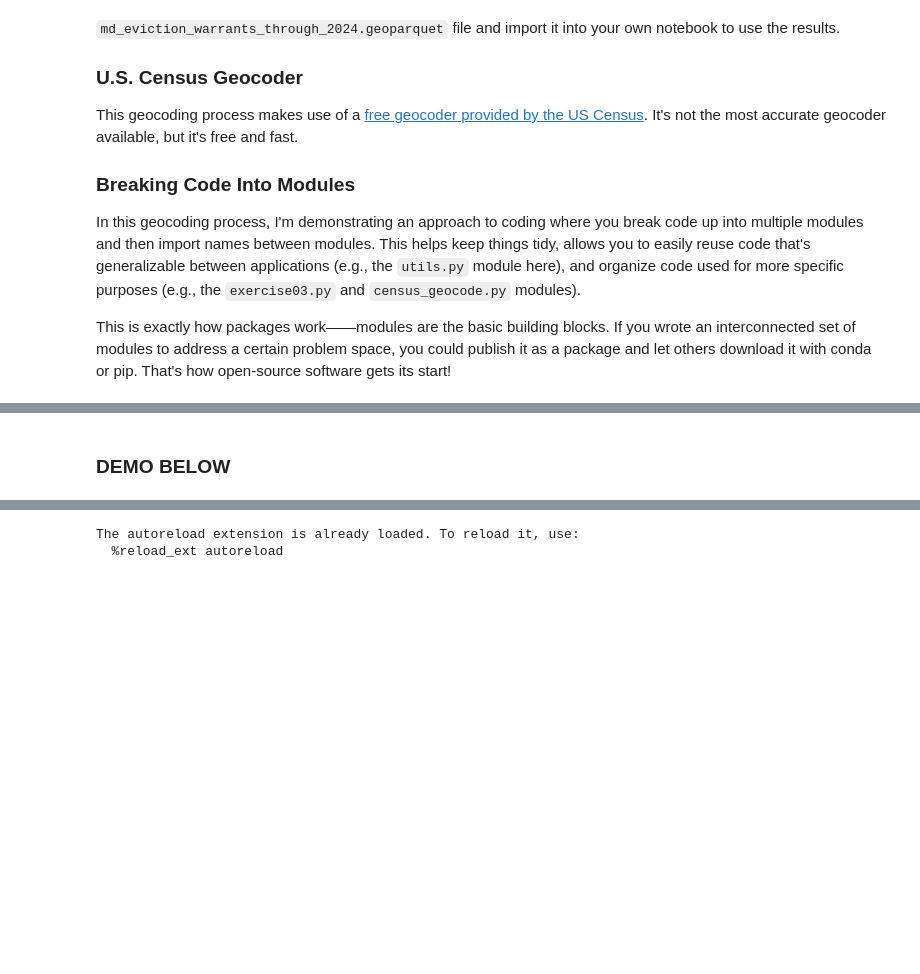
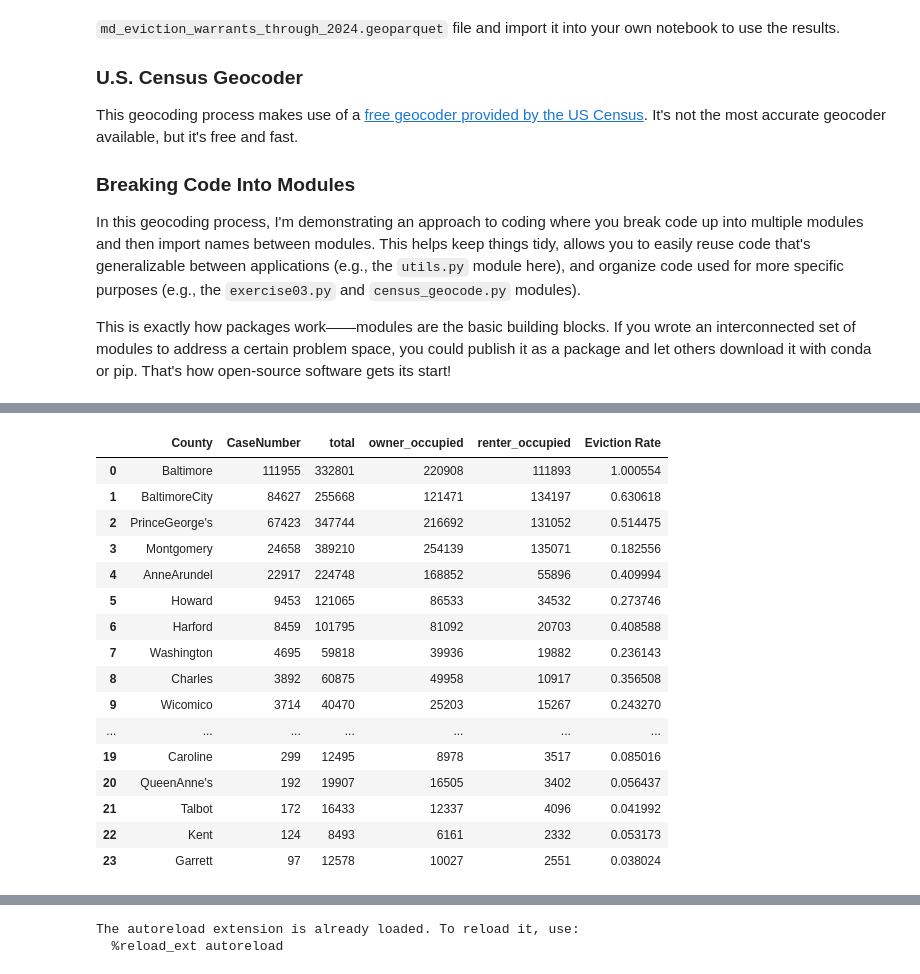
Before and after one commit to emman-lab/ursp688y_sp2026, a Jupyter notebook: exercises/exercise03/harbaughexercise03.ipynb, the cells around one changed output, grey strips where cells are left out. Drawn from its saved outputs; the diff is of its cells as text; code cells hidden in the pictures; blank space fills up the shorter version.

```diff
--- a/exercises/exercise03/harbaughexercise03.ipynb
+++ b/exercises/exercise03/harbaughexercise03.ipynb
@@ -116,2 +103,21 @@ cleandata.head()
-# %% [markdown]
-### DEMO BELOW ###
+# %%
+# displaying table of findings
+joineddf
+# %% [output]
+|  | County | CaseNumber | total | owner_occupied | renter_occupied | Eviction Rate |
+| 0 | Baltimore | 111955 | 332801 | 220908 | 111893 | 1.000554 |
+| 1 | BaltimoreCity | 84627 | 255668 | 121471 | 134197 | 0.630618 |
+| 2 | PrinceGeorge's | 67423 | 347744 | 216692 | 131052 | 0.514475 |
+| 3 | Montgomery | 24658 | 389210 | 254139 | 135071 | 0.182556 |
+| 4 | AnneArundel | 22917 | 224748 | 168852 | 55896 | 0.409994 |
+| 5 | Howard | 9453 | 121065 | 86533 | 34532 | 0.273746 |
+| 6 | Harford | 8459 | 101795 | 81092 | 20703 | 0.408588 |
+| 7 | Washington | 4695 | 59818 | 39936 | 19882 | 0.236143 |
+| 8 | Charles | 3892 | 60875 | 49958 | 10917 | 0.356508 |
+| 9 | Wicomico | 3714 | 40470 | 25203 | 15267 | 0.243270 |
+| ... | ... | ... | ... | ... | ... | ... |
+| 19 | Caroline | 299 | 12495 | 8978 | 3517 | 0.085016 |
+| 20 | QueenAnne's | 192 | 19907 | 16505 | 3402 | 0.056437 |
+| 21 | Talbot | 172 | 16433 | 12337 | 4096 | 0.041992 |
+| 22 | Kent | 124 | 8493 | 6161 | 2332 | 0.053173 |
+| 23 | Garrett | 97 | 12578 | 10027 | 2551 | 0.038024 |
```
Also changed, not shown: parts of 13 cells of this notebook, 2 other files.
